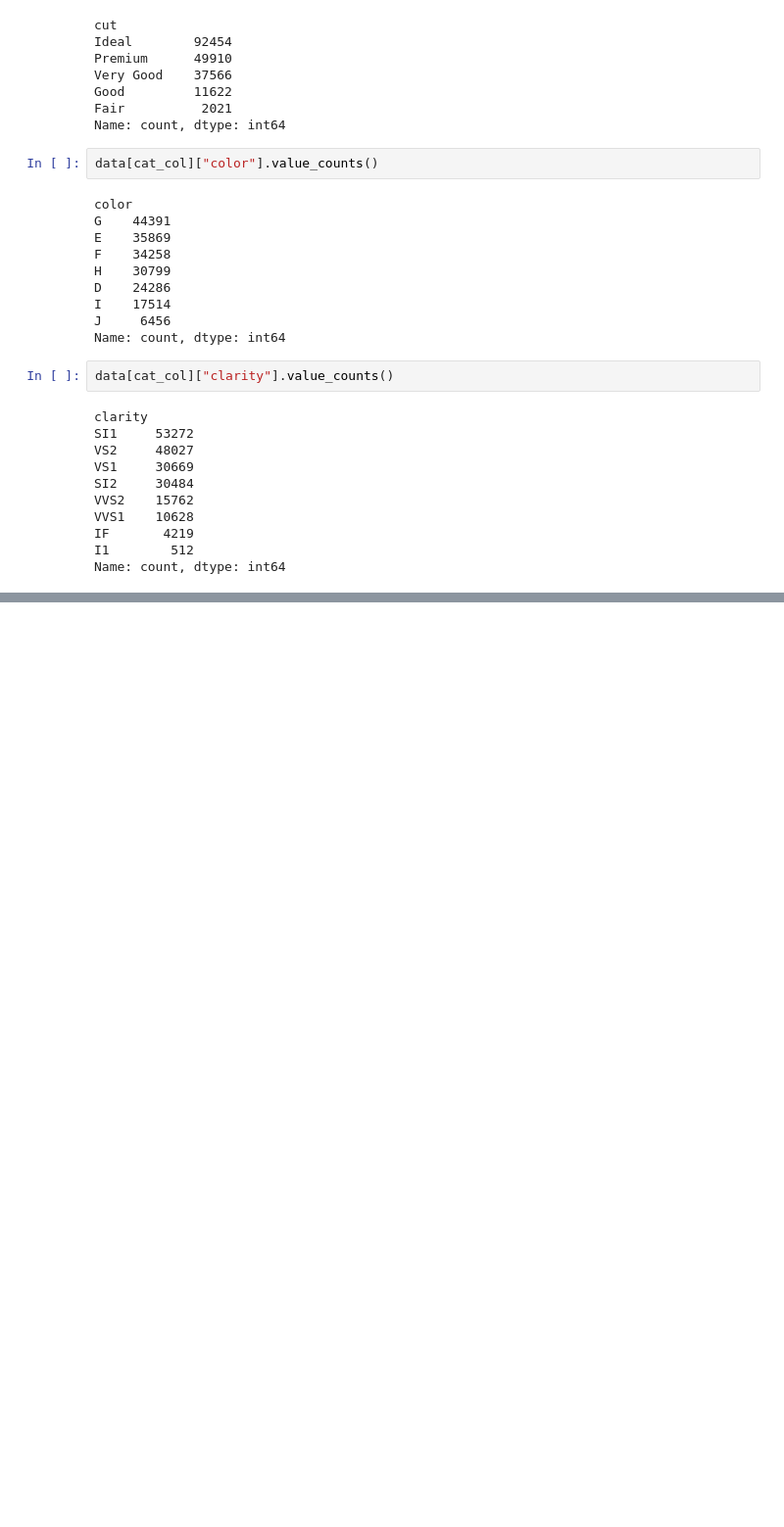
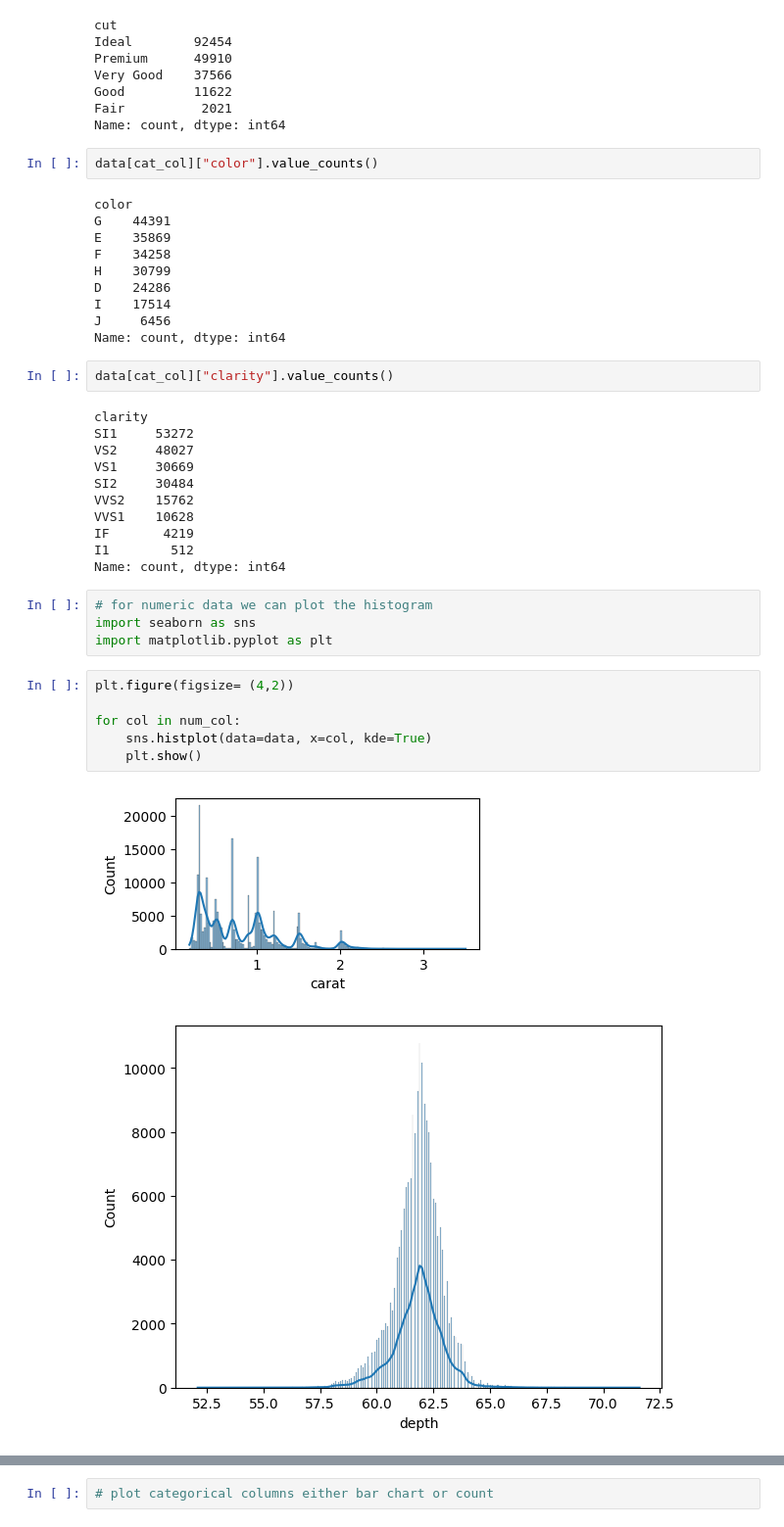
Before and after one commit to saurabhsrivastava2001/DiamondPricePrediction, a Jupyter notebook: notebooks/research.ipynb, the cells around one changed output, grey strips where cells are left out. Shown: that part at 98% size. Drawn from its saved outputs; the diff is of its cells as text; blank space fills up the shorter version.

```diff
--- a/notebooks/research.ipynb
+++ b/notebooks/research.ipynb
@@ -162,3 +162,16 @@ VVS1    10628
 IF       4219
 I1        512
 Name: count, dtype: int64
+# %%
+# for numeric data we can plot the histogram
+import seaborn as sns
+import matplotlib.pyplot as plt
+# %%
+plt.figure(figsize= (4,2))
+
+for col in num_col:
+    sns.histplot(data=data, x=col, kde=True)
+    plt.show()
+# %% [output]
+[figure, added]
+[figure, added]
@@ -164,0 +183,2 @@ Name: count, dtype: int64
+# %%
+# plot categorical columns either bar chart or count
```
Also changed, not shown: parts of 14 cells of this notebook, 2 other files.
